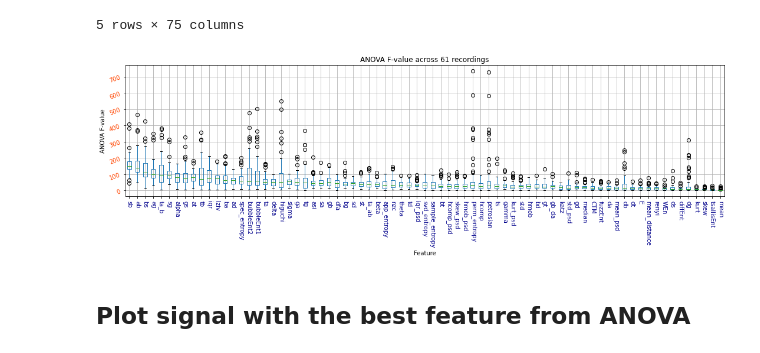
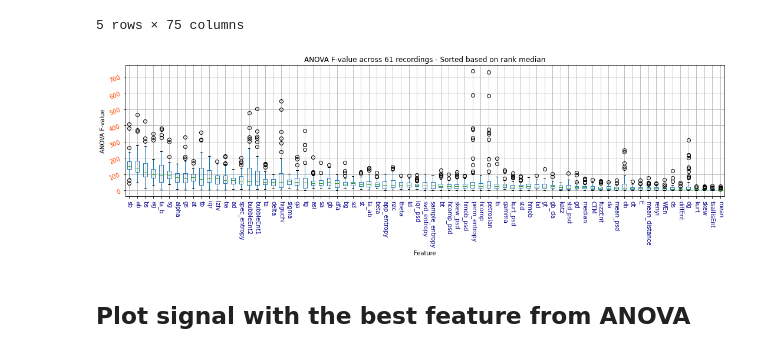
Before and after one commit to amirhdre/BSc-Thesis, a Jupyter notebook: 12 code.ipynb, the cells around one changed output. Drawn from its saved outputs; the diff is of its cells as text; code cells hidden in the pictures.

```diff
--- a/12 code.ipynb
+++ b/12 code.ipynb
@@ -126,28 +124,28 @@ fvals_rank_df.head()
 # %%
 plt.figure(figsize=(15,5))
 fvals_df = fvals_df.rename(columns={'central_tendency_measure':"CTM"}) # first name is too long :) so abbreviate it!
 fvals_rank_df = fvals_rank_df.rename(columns={'central_tendency_measure':"CTM"})
 
 fvals_df = fvals_df.astype(float)
 fvals_df = fvals_df[fvals_rank_df.median().sort_values().index]
 ax = fvals_df.boxplot()
 ax.tick_params(
     axis="x", labelsize=10,
     labelrotation=-90,
     labelcolor="darkblue")
 ax.tick_params(
     axis="y", labelsize=10,
     labelrotation=20,
     labelcolor="orangered")
 plt.xlabel("Feature")
 plt.ylabel("ANOVA F-value")
-plt.title(f"ANOVA F-value across {reference_df.shape[0]} recordings")
+plt.title(f"ANOVA F-value across {reference_df.shape[0]} recordings - Sorted based on rank median")
 plt.tight_layout()
-# plt.savefig("fs_fclassif_ranking.png")
-# plt.savefig("fs_fclassif_ranking.svg")
+plt.savefig("fs_fclassif_ranking.png")
+plt.savefig("fs_fclassif_ranking.svg")
 plt.show()
 # %% [output]
-[figure, old version]
+[figure, new version]
 # %% [markdown]
 ## Plot signal with the best feature from ANOVA
 # %%
```
Also changed, not shown: parts of 1 cell of this notebook.
